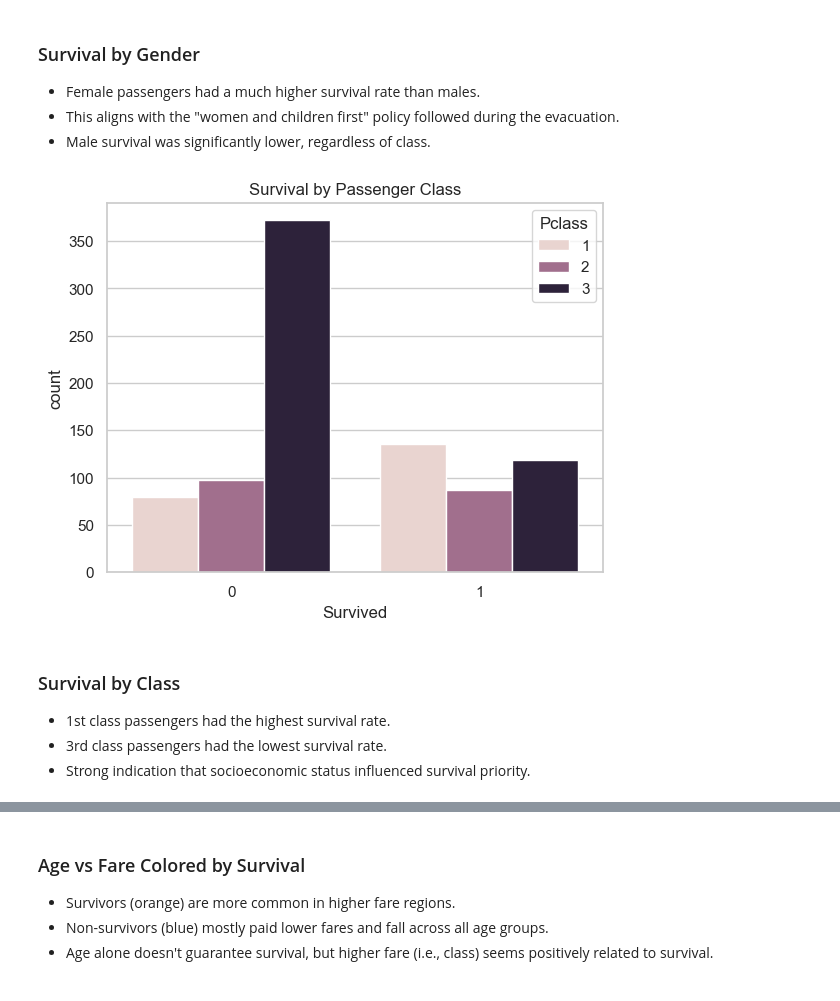
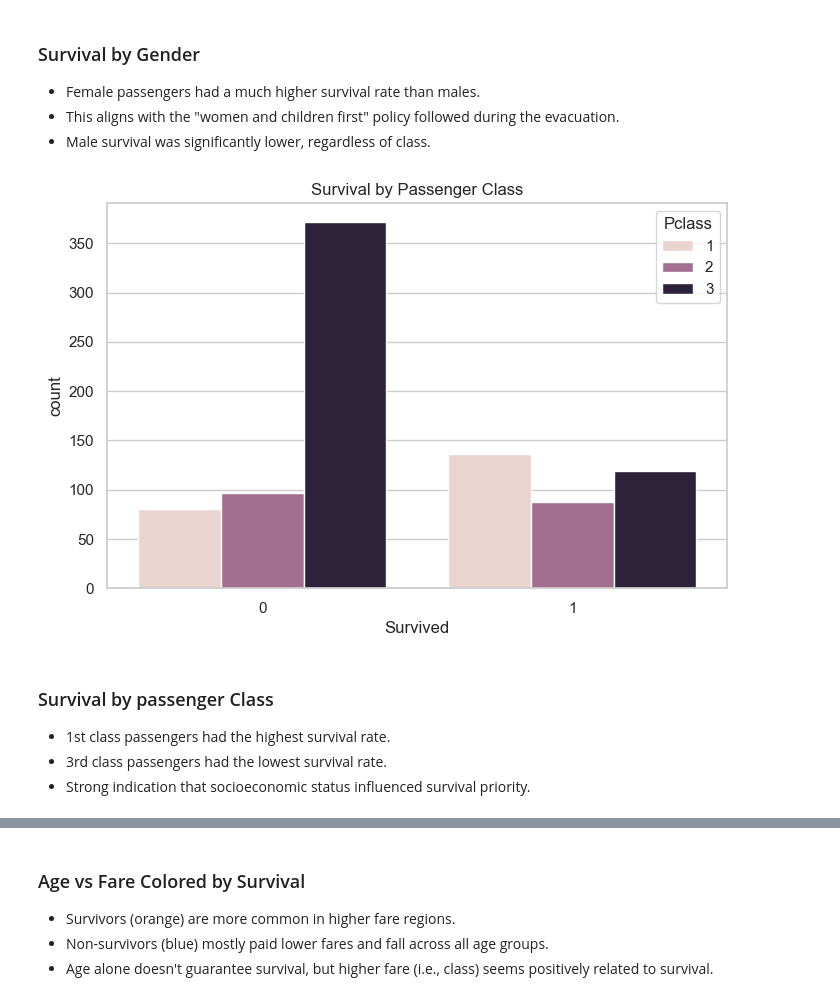
Before and after one commit to SithuSunny/Titanic_EDA-Analysis-Python, a Jupyter notebook: Titanic_EDA.ipynb, the cells around one changed output, grey strips where cells are left out. Cells and saved outputs as stored; diff of their text form; code cells hidden in the pictures.

```diff
--- a/Titanic_EDA.ipynb
+++ b/Titanic_EDA.ipynb
@@ -122,13 +107,14 @@ plt.show()
 - This aligns with the "women and children first" policy followed during the evacuation.
 - Male survival was significantly lower, regardless of class.
 # %%
+plt.figure(figsize=(8, 5))
 sns.countplot(x='Survived', hue='Pclass', data=df)
 plt.title("Survival by Passenger Class")
 plt.show()
 # %% [output]
-[figure, old version]
+[figure, new version]
 # %% [markdown]
-###  Survival by Class
+###  Survival by passenger Class
 
 - 1st class passengers had the highest survival rate.
 - 3rd class passengers had the lowest survival rate.
```
Also changed, not shown: parts of 24 cells of this notebook.
